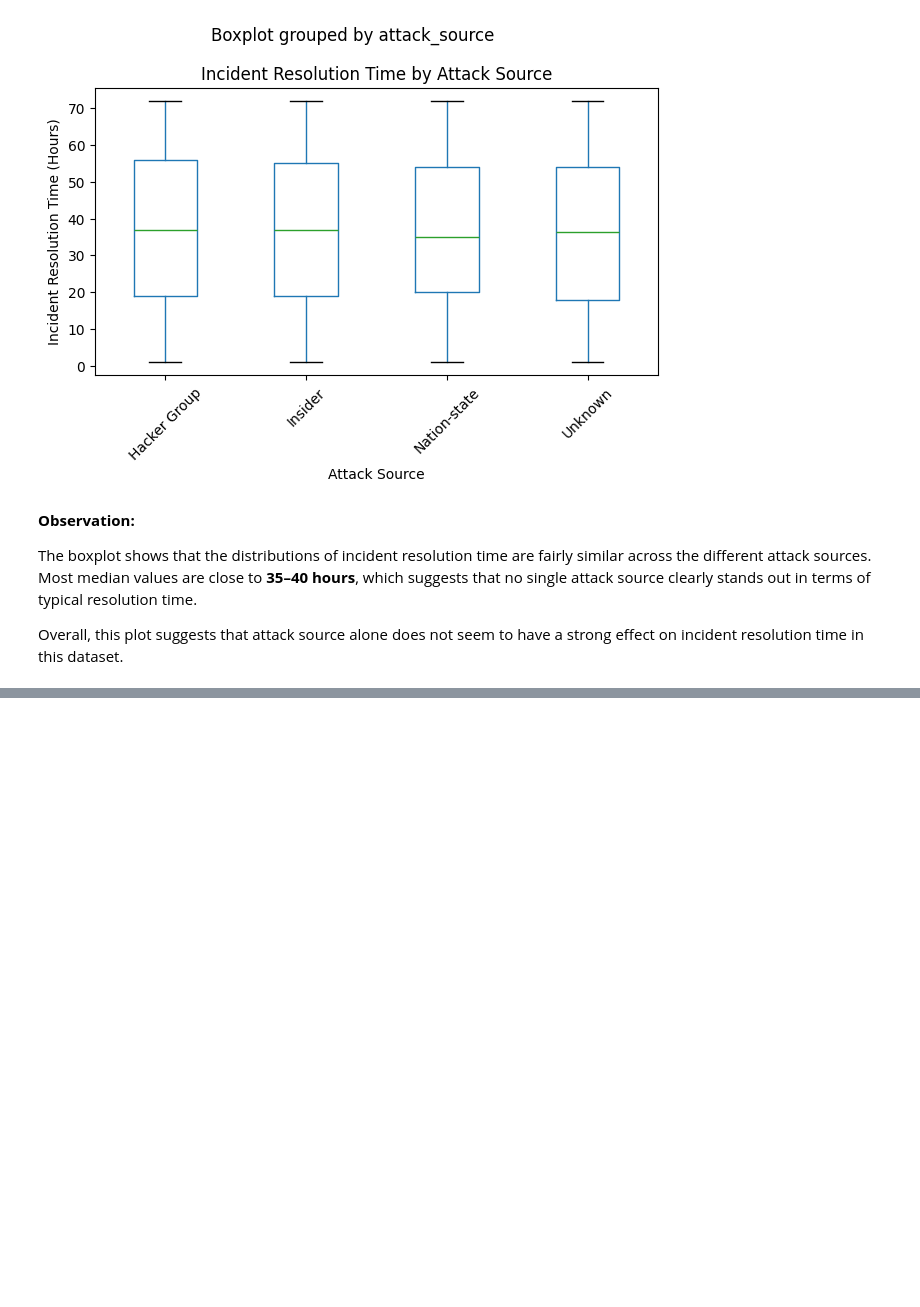
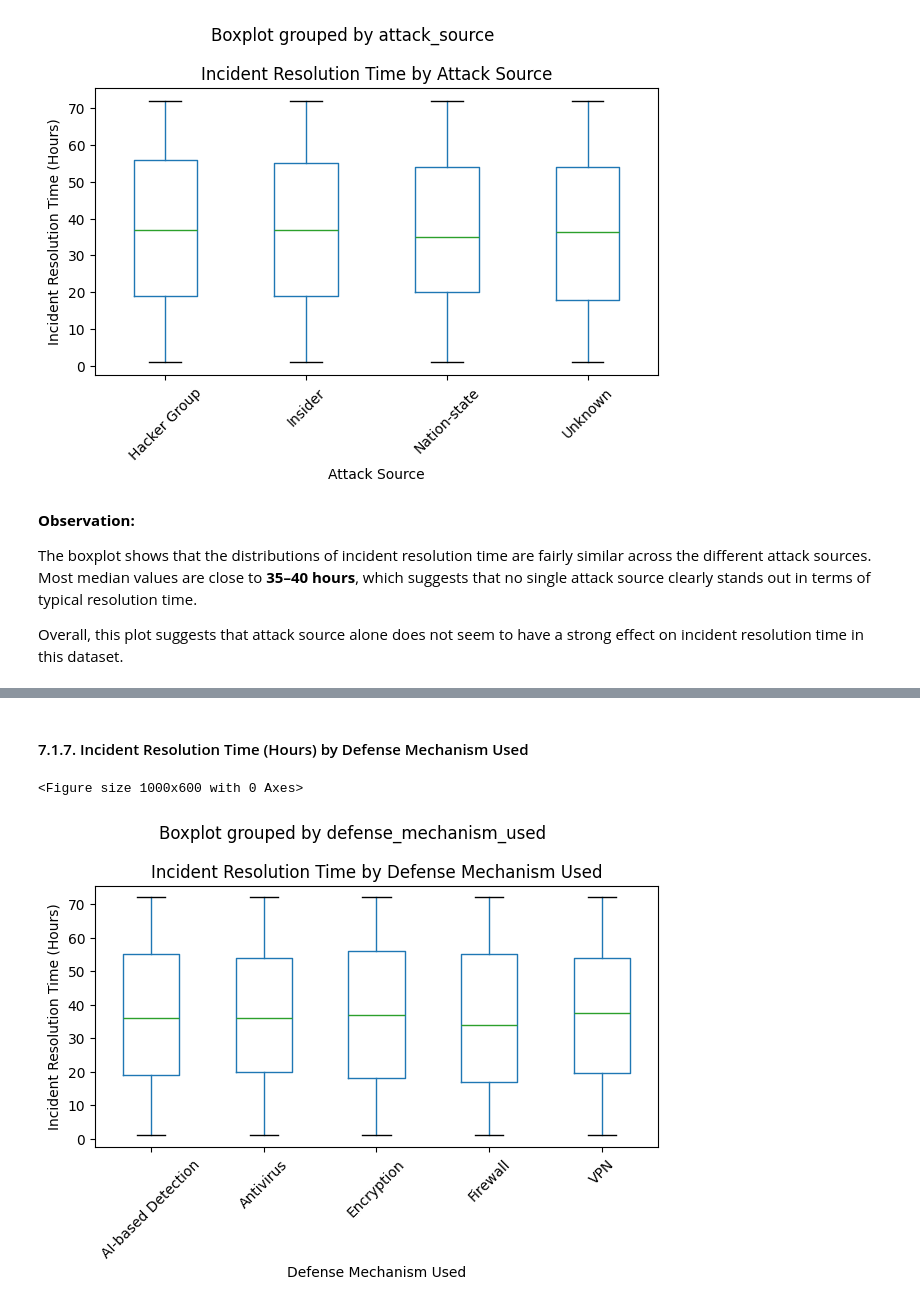
Before and after one commit to AlexanderPanagyurski/cyberattack-severity-analysis, a Jupyter notebook: Drivers of Cyberattack Severity.ipynb, the cells around one changed output, grey strips where cells are left out. Drawn from its saved outputs; the diff is of its cells as text; code cells hidden in the pictures; blank space fills up the shorter version.

```diff
--- a/Drivers of Cyberattack Severity.ipynb
+++ b/Drivers of Cyberattack Severity.ipynb
@@ -1481,0 +1494,20 @@ Overall, this plot suggests that attack source alone does not seem to have a str
+# %% [markdown]
+#### 7.1.7. Incident Resolution Time (Hours) by Defense Mechanism Used
+# %%
+plt.figure(figsize=(10, 6))
+
+global_cybersecuirty_threats.boxplot(
+    column="incident_resolution_time_in_hours",
+    by="defense_mechanism_used",
+    grid=False
+)
+
+plt.title("Incident Resolution Time by Defense Mechanism Used")
+plt.xlabel("Defense Mechanism Used")
+plt.ylabel("Incident Resolution Time (Hours)")
+plt.xticks(rotation=45)
+plt.tight_layout()
+plt.show()
+# %% [output]
+<Figure size 1000x600 with 0 Axes>
+[figure, added]
```
Also changed, not shown: parts of 9 cells of this notebook.
